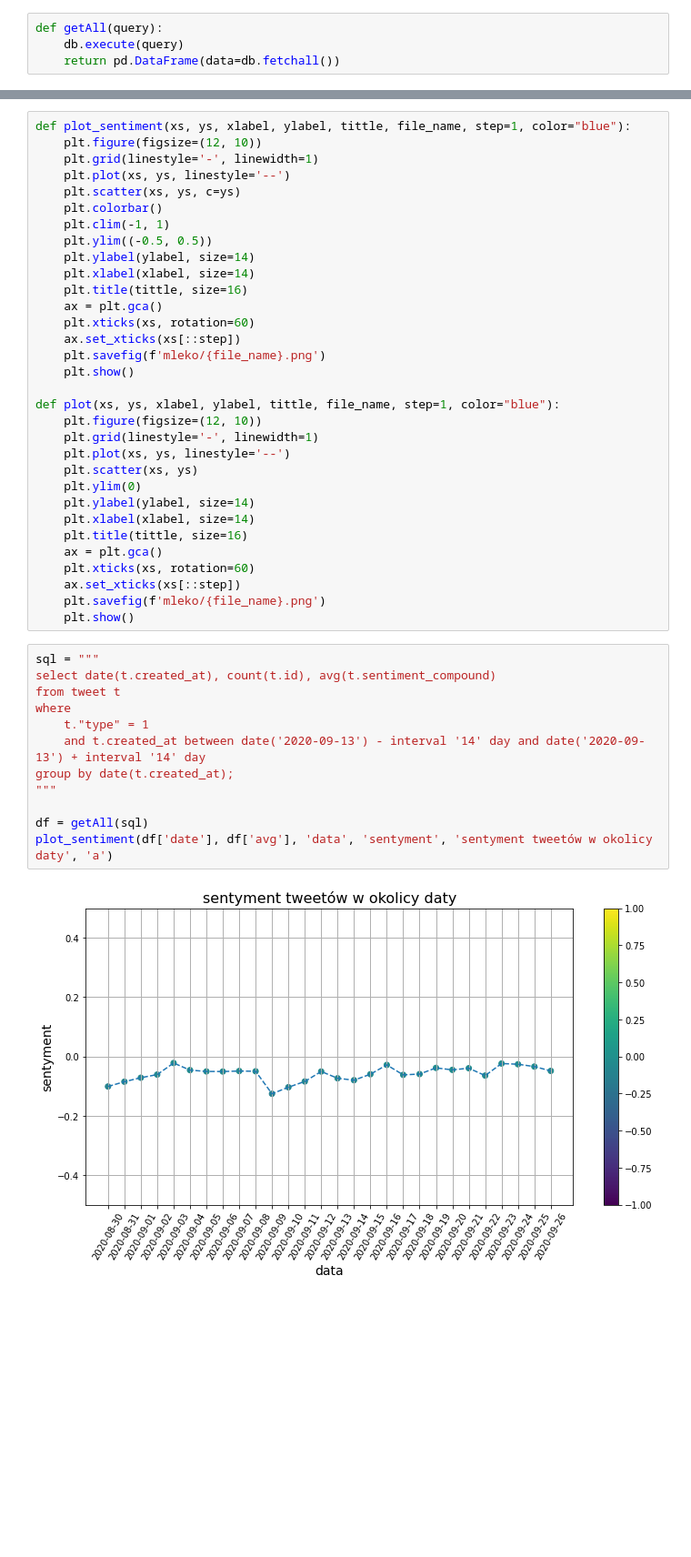
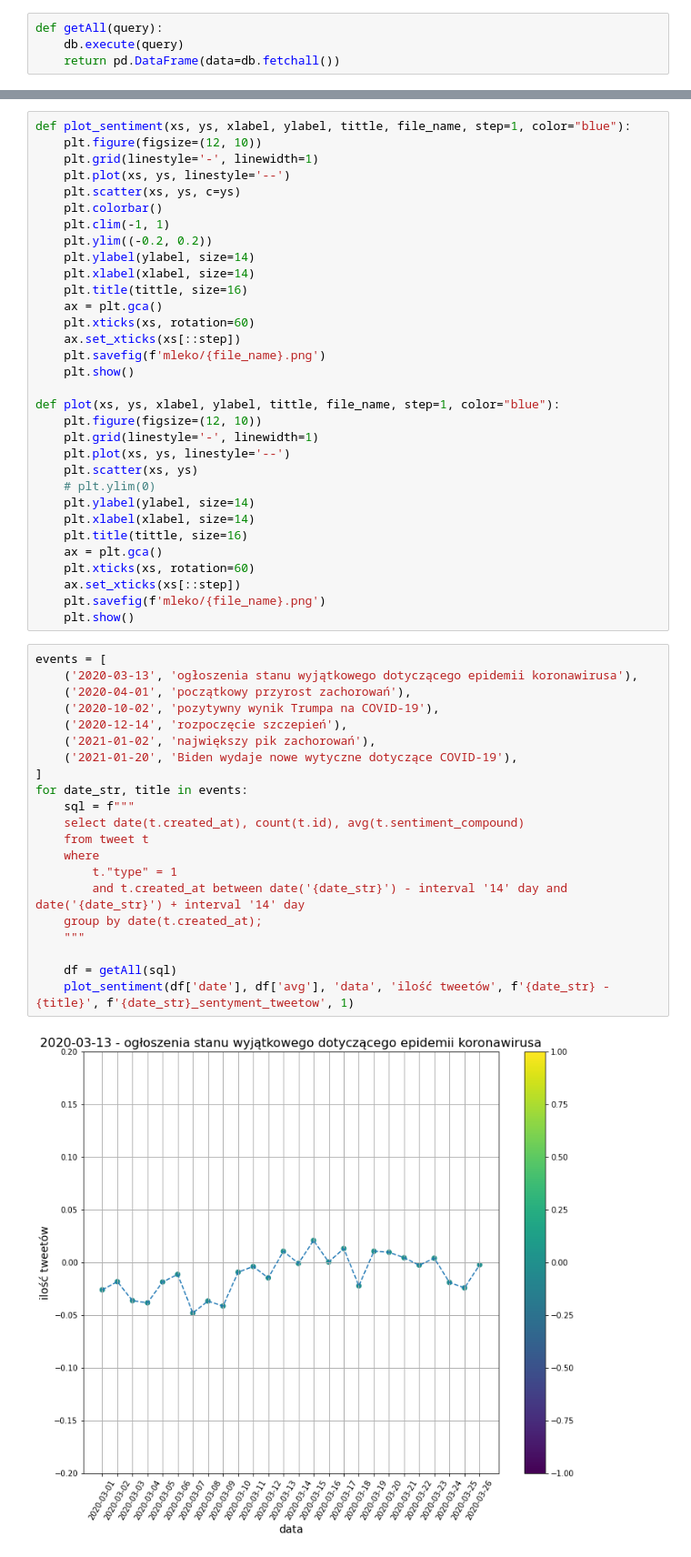
Before and after one commit to piaskowyk/twitter-posts-analysis, a Jupyter notebook: notebooks/sentyment.ipynb, the cells around one changed output, grey strips where cells are left out. Shown at 91% size. Saved outputs shown, nothing was run; the diff lists cells and outputs as text; blank space fills up the shorter version.

```diff
--- a/notebooks/sentyment.ipynb
+++ b/notebooks/sentyment.ipynb
@@ -97,7 +97,7 @@ def plot_sentiment(xs, ys, xlabel, ylabel, tittle, file_name, step=1, color="blu
     plt.scatter(xs, ys, c=ys)
     plt.colorbar()
     plt.clim(-1, 1)
-    plt.ylim((-0.5, 0.5))
+    plt.ylim((-0.2, 0.2))
     plt.ylabel(ylabel, size=14)
     plt.xlabel(xlabel, size=14)
     plt.title(tittle, size=16)
@@ -112,7 +112,7 @@ def plot(xs, ys, xlabel, ylabel, tittle, file_name, step=1, color="blue"):
     plt.grid(linestyle='-', linewidth=1)
     plt.plot(xs, ys, linestyle='--')
     plt.scatter(xs, ys)
-    plt.ylim(0)
+    # plt.ylim(0)
     plt.ylabel(ylabel, size=14)
     plt.xlabel(xlabel, size=14)
     plt.title(tittle, size=16)
@@ -122,16 +122,25 @@ def plot(xs, ys, xlabel, ylabel, tittle, file_name, step=1, color="blue"):
     plt.savefig(f'mleko/{file_name}.png')
     plt.show()
 # %%
-sql = """
-select date(t.created_at), count(t.id), avg(t.sentiment_compound)
-from tweet t
-where
-	t."type" = 1
-	and t.created_at between date('2020-09-13') - interval '14' day and date('2020-09-13') + interval '14' day
-group by date(t.created_at);
-"""
+events = [
+	('2020-03-13', 'ogłoszenia stanu wyjątkowego dotyczącego epidemii koronawirusa'),
+	('2020-04-01', 'początkowy przyrost zachorowań'),
+	('2020-10-02', 'pozytywny wynik Trumpa na COVID-19'),
+	('2020-12-14', 'rozpoczęcie szczepień'),
+	('2021-01-02', 'największy pik zachorowań'),
+	('2021-01-20', 'Biden wydaje nowe wytyczne dotyczące COVID-19'),
+]
+for date_str, title in events:
+	sql = f"""
+	select date(t.created_at), count(t.id), avg(t.sentiment_compound)
+	from tweet t
+	where
+		t."type" = 1
+		and t.created_at between date('{date_str}') - interval '14' day and date('{date_str}') + interval '14' day
+	group by date(t.created_at);
+	"""
 
-df = getAll(sql)
-plot_sentiment(df['date'], df['avg'], 'data', 'sentyment', 'sentyment tweetów w okolicy daty', 'a')
+	df = getAll(sql)
+	plot_sentiment(df['date'], df['avg'], 'data', 'ilość tweetów', f'{date_str} - {title}', f'{date_str}_sentyment_tweetow', 1)
 # %% [output]
-[figure, old version]
+[figure, new version]
```
Also changed, not shown: parts of 8 cells of this notebook, 29 other files.
